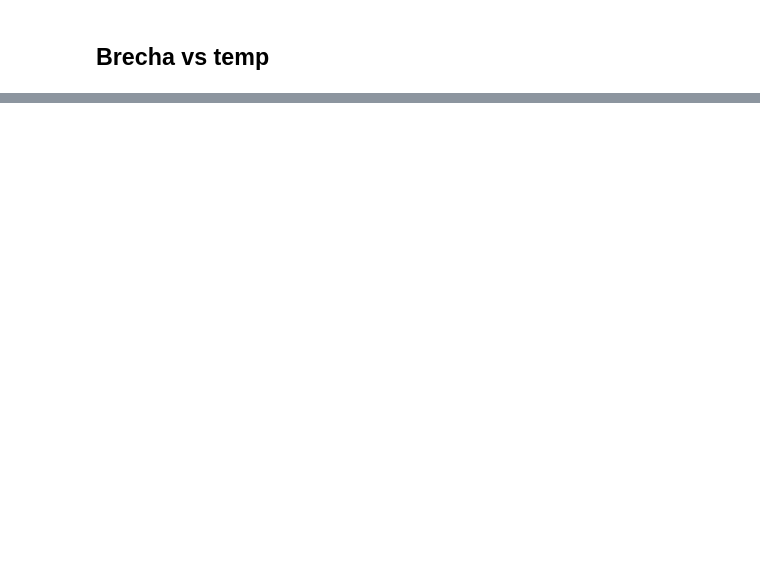
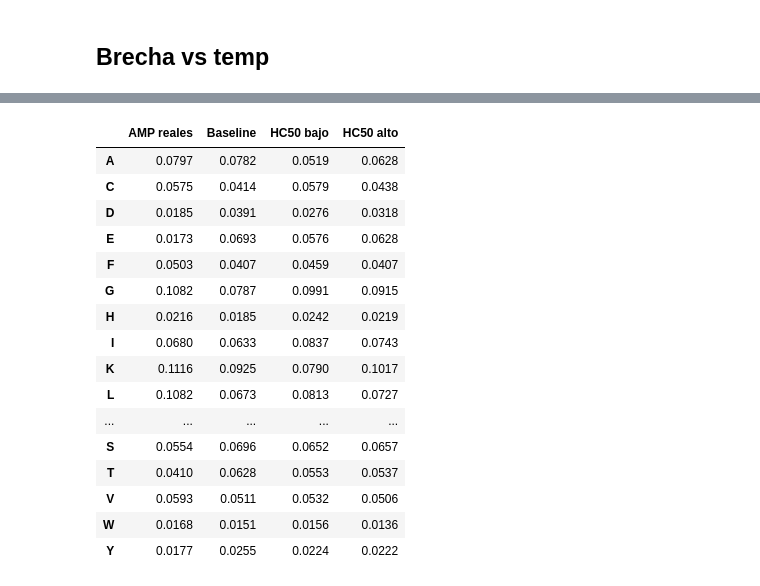
Before and after one commit to Nikolexion/GenerativeDeepLearning, a Jupyter notebook: GDL.ipynb, the cells around one changed output, grey strips where cells are left out. Cells and saved outputs as stored; diff of their text form; code cells hidden in the pictures; blank space fills up the shorter version.

```diff
--- a/GDL.ipynb
+++ b/GDL.ipynb
@@ -1760,0 +2015,69 @@ Probabilidad de superioridad: 0.5754
+# %%
+import numpy as np
+import pandas as pd
+from collections import Counter
+
+AMINOACIDOS = list("ACDEFGHIKLMNPQRSTVWY")
+
+# Referencia: AMP reales con longitud máxima de 40 aa
+amp_reales = df_final.loc[
+    (df_final["cAMP"] == 1) &
+    (df_final["sequence"].str.len() <= 40),
+    "sequence"
+].tolist()
+
+
+def calcular_composicion(secuencias):
+    conteo = Counter(
+        aa
+        for secuencia in secuencias
+        for aa in secuencia
+        if aa in AMINOACIDOS
+    )
+
+    total = sum(conteo.values())
+
+    return {
+        aa: conteo[aa] / total
+        for aa in AMINOACIDOS
+    }
+
+
+def calcular_tvd(comp_a, comp_b):
+    return 0.5 * sum(
+        abs(comp_a[aa] - comp_b[aa])
+        for aa in AMINOACIDOS
+    )
+
+
+# Calcular distribuciones
+composiciones = {
+    "AMP reales": calcular_composicion(amp_reales),
+    "Baseline": calcular_composicion(secuencias_comparacion["Baseline"]),
+    "HC50 bajo": calcular_composicion(secuencias_comparacion["Condicionado HC50 bajo"]),
+    "HC50 alto": calcular_composicion(secuencias_comparacion["Condicionado HC50 alto"])
+}
+
+# Tabla de composición
+tabla_composicion = pd.DataFrame(composiciones)
+
+print("COMPOSICIÓN DE AMINOÁCIDOS")
+display(tabla_composicion.round(4))
+
+# TVD respecto a los AMP reales
+comp_ref = composiciones["AMP reales"]
+
+print("\nTVD RESPECTO A AMP REALES")
+for grupo in ["Baseline", "HC50 bajo", "HC50 alto"]:
+    tvd = calcular_tvd(comp_ref, composiciones[grupo])
+    print(f"{grupo}: {tvd:.4f}")
+
+# Resumen de unicidad y longitudes
+print("\nRESUMEN DE GENERACIÓN")
+for grupo, secuencias in secuencias_comparacion.items():
+    print(
+        f"{grupo}: "
+        f"únicas={len(set(secuencias))}/{len(secuencias)}, "
+        f"longitud media={np.mean([len(s) for s in secuencias]):.2f}"
+    )
+# %% [output]
@@ -1760,0 +2085,17 @@ Probabilidad de superioridad: 0.5754
+|  | AMP reales | Baseline | HC50 bajo | HC50 alto |
+| A | 0.0797 | 0.0782 | 0.0519 | 0.0628 |
+| C | 0.0575 | 0.0414 | 0.0579 | 0.0438 |
+| D | 0.0185 | 0.0391 | 0.0276 | 0.0318 |
+| E | 0.0173 | 0.0693 | 0.0576 | 0.0628 |
+| F | 0.0503 | 0.0407 | 0.0459 | 0.0407 |
+| G | 0.1082 | 0.0787 | 0.0991 | 0.0915 |
+| H | 0.0216 | 0.0185 | 0.0242 | 0.0219 |
+| I | 0.0680 | 0.0633 | 0.0837 | 0.0743 |
+| K | 0.1116 | 0.0925 | 0.0790 | 0.1017 |
+| L | 0.1082 | 0.0673 | 0.0813 | 0.0727 |
+| ... | ... | ... | ... | ... |
+| S | 0.0554 | 0.0696 | 0.0652 | 0.0657 |
+| T | 0.0410 | 0.0628 | 0.0553 | 0.0537 |
+| V | 0.0593 | 0.0511 | 0.0532 | 0.0506 |
+| W | 0.0168 | 0.0151 | 0.0156 | 0.0136 |
+| Y | 0.0177 | 0.0255 | 0.0224 | 0.0222 |
```
Also changed, not shown: parts of 30 cells of this notebook.
